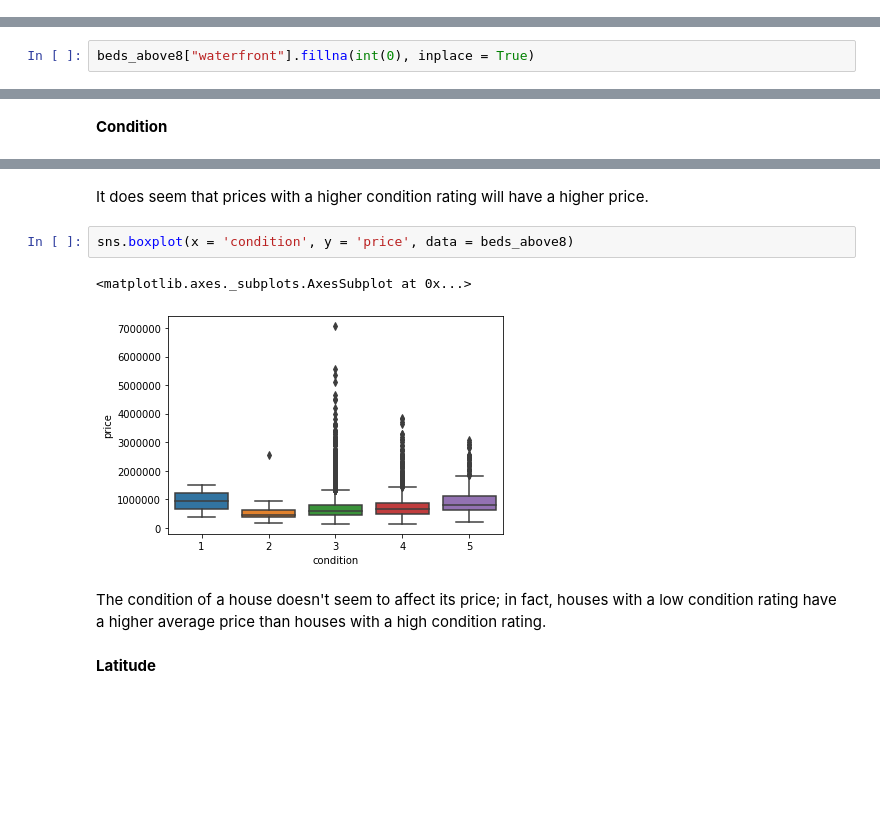
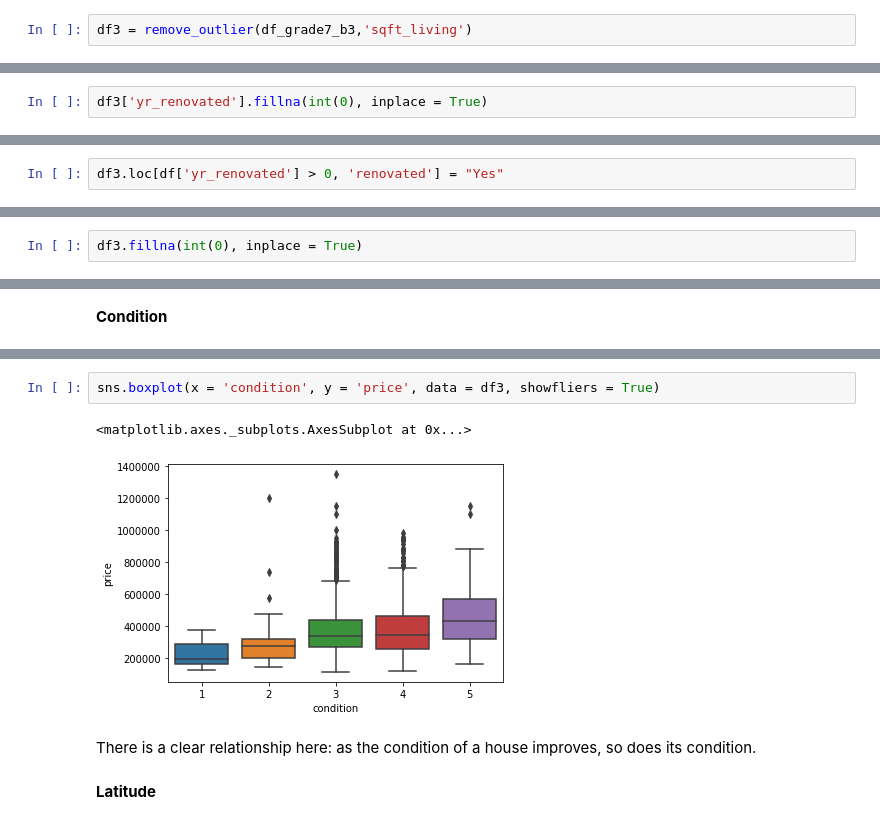
Before and after one commit to HeleneBu/Project_1, a Jupyter notebook: Data cleaning and question 2.ipynb, the cells around one changed output, grey strips where cells are left out. Cells and saved outputs as stored; diff of their text form; blank space fills up the shorter version.

```diff
--- a/Data cleaning and question 2.ipynb
+++ b/Data cleaning and question 2.ipynb
@@ -169 +146,3 @@ beds_above8 = remove_outlier(df_grade_above8, 'bedrooms')
+# %%
+df3 = remove_outlier(df_grade7_b3,'sqft_living')
 # %%
@@ -320,0 +284,2 @@ The trend is not clear here either - in fact, house prices seem to increase with
+# %%
+df3['yr_renovated'].fillna(int(0), inplace = True)
@@ -320,0 +305,2 @@ The trend is not clear here either - in fact, house prices seem to increase with
+# %%
+df3.loc[df['yr_renovated'] > 0, 'renovated'] = "Yes"
@@ -321,5 +328,5 @@ The trend is not clear here either - in fact, house prices seem to increase with
 # %%
-beds_above8["waterfront"].fillna(int(0), inplace = True)
+df3.fillna(int(0), inplace = True)
 # %% [output]
 A value is trying to be set on a copy of a slice from a DataFrame
 
@@ -375,12 +373,10 @@ ax = sns.scatterplot(x="condition", y="price",
-# %% [markdown]
-It does seem that prices with a higher condition rating will have a higher price.
 # %%
-sns.boxplot(x = 'condition', y = 'price', data = beds_above8)
+sns.boxplot(x = 'condition', y = 'price', data = df3, showfliers = True)
 # %% [output]
 <matplotlib.axes._subplots.AxesSubplot at 0x...>
-[figure, old version]
+[figure, new version]
-# %% [markdown]
-The condition of a house doesn't seem to affect its price; in fact, houses with a low condition rating have a higher average price than houses with a high condition rating.
+# %% [markdown]
+There is a clear relationship here: as the condition of a house improves, so does its condition.
 # %% [markdown]
 **Latitude**
 # %%
```
Also changed, not shown: parts of 137 cells of this notebook.
